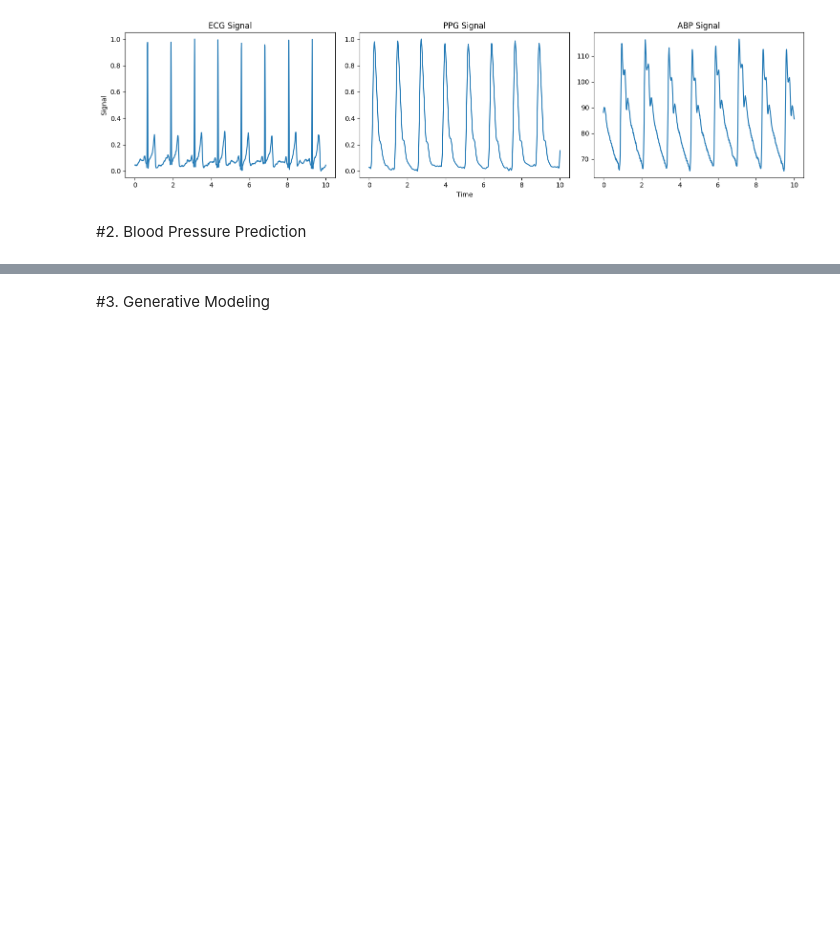
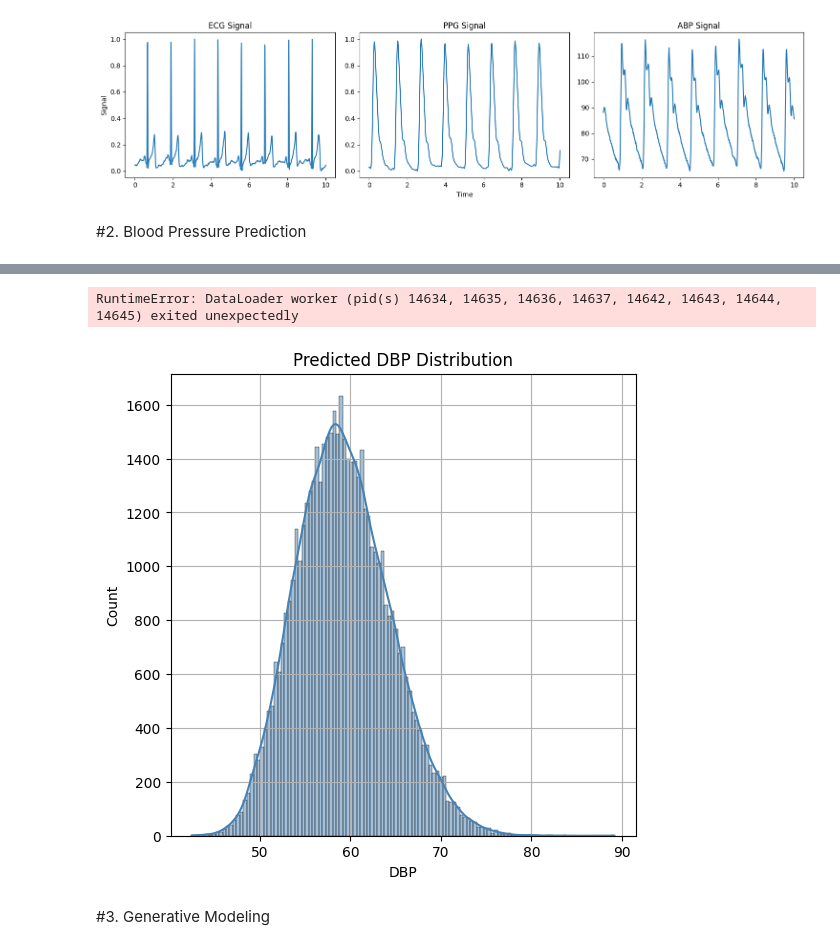
Before and after one commit to Shinyhunter95/math-data-science-course-Project4, a Jupyter notebook: Project4.ipynb, the cells around one changed output, grey strips where cells are left out. Saved outputs shown, nothing was run; the diff lists cells and outputs as text; code cells hidden in the pictures; blank space fills up the shorter version.

```diff
--- a/Project4.ipynb
+++ b/Project4.ipynb
@@ -506,3 +664,76 @@ plt.show()
+# %%
+import matplotlib.pyplot as plt
+import torch
+
+model.eval()
+all_preds = []
+all_true = []
+
+with torch.no_grad():
+    for x, y in test_loader:
+        x = x.to(device)
+        y = y.to(device)
+
+        with torch.amp.autocast(device_type='cuda'):
+            preds = model(x)       # (batch, 2)
+
+        all_preds.append(preds.cpu())
+        all_true.append(y.cpu())
+
+# Concatenate all batches
+all_preds = torch.cat(all_preds, dim=0)   # shape: (N, 2)
+all_true  = torch.cat(all_true, dim=0)    # shape: (N, 2)
+
+# Split into SBP/DBP
+sbp_pred = all_preds[:, 0].numpy()
+dbp_pred = all_preds[:, 1].numpy()
+
+sbp_true = all_true[:, 0].numpy()
+dbp_true = all_true[:, 1].numpy()
+
+# --- HISTOGRAM ---
+plt.figure(figsize=(12, 6))
+
+
+plt.hist(sbp_true, bins=50, alpha=0.5, label="SBP True", color="red")
+plt.hist(dbp_true, bins=50, alpha=0.5, label="DBP True", color="blue")
+
+plt.title("Histogram of True SBP and DBP")
+plt.xlabel("Blood Pressure (mmHg)")
+plt.ylabel("Frequency")
+plt.legend()
+plt.grid(True, linestyle='--', alpha=0.4)
+plt.show()
+# %% [output]
+RuntimeError: DataLoader worker (pid(s) 14634, 14635, 14636, 14637, 14642, 14643, 14644, 14645) exited unexpectedly
+# %%
+import seaborn as sns
+
+model.eval()
+all_preds = []
+all_true = []
+
+with torch.no_grad():
+    for x, y in test_loader:
+        with torch.amp.autocast('cuda'):
+                x_fp16 = x.to(device).half()
+                preds = model(x_fp16).squeeze()
+        all_preds.append(preds.cpu())
+        all_true.append(y.cpu())
+
+# Concatenate batches
+all_preds = torch.cat(all_preds).numpy()
+all_true = torch.cat(all_true).numpy()
+
+plt.figure(figsize=(6,6))
+sns.histplot(all_preds, kde=True, color='steelblue')
+plt.title("Predicted DBP Distribution")
+plt.xlabel("DBP")
+plt.ylabel("Count")
+plt.grid(True)
+plt.show()
+# %% [output]
+[figure, added]
 # %% [markdown]
 #3. Generative Modeling
 # %%
```
Also changed, not shown: parts of 4 cells of this notebook.
